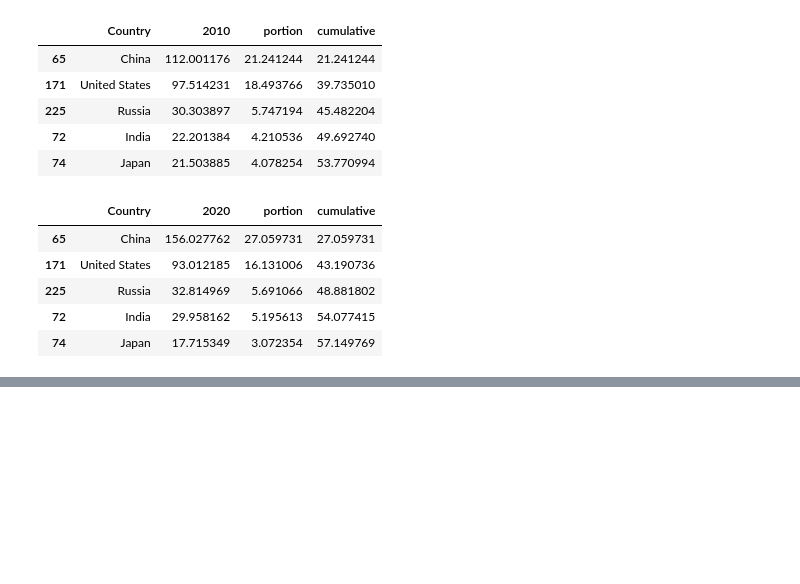
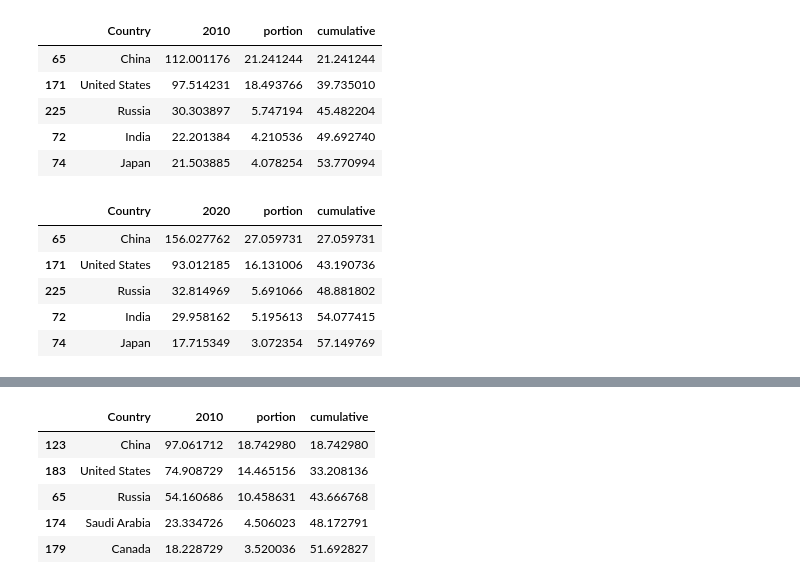
Before and after one commit to lurza/World-Energy-Analysis-main, a Jupyter notebook: Energy_Con_Prod.ipynb, the cells around one changed output, grey strips where cells are left out. Cells and saved outputs as stored; diff of their text form; code cells hidden in the pictures; blank space fills up the shorter version.

```diff
--- a/Energy_Con_Prod.ipynb
+++ b/Energy_Con_Prod.ipynb
@@ -5373,0 +5456,14 @@ top_total_all_con_2020.head()
+# %%
+top_total_all_prod_2010 = total_all_prod[['Country', '2010']]
+top_total_all_prod_2010['2010'] = pd.to_numeric(top_total_all_prod_2010['2010'],errors='coerce')
+top_total_all_prod_2010 = top_total_all_prod_2010.reset_index(drop=True).sort_values(by=['2010'], ascending=False,na_position='last')
+top_total_all_prod_2010['portion'] = top_total_all_prod_2010['2010']/total_all_prod_sum.loc['2010'][0]*100
+top_total_all_prod_2010['cumulative'] = top_total_all_prod_2010['portion'].cumsum()
+top_total_all_prod_2010.head()
+# %% [output]
+|  | Country | 2010 | portion | cumulative |
+| 123 | China | 97.061712 | 18.742980 | 18.742980 |
+| 183 | United States | 74.908729 | 14.465156 | 33.208136 |
+| 65 | Russia | 54.160686 | 10.458631 | 43.666768 |
+| 174 | Saudi Arabia | 23.334726 | 4.506023 | 48.172791 |
+| 179 | Canada | 18.228729 | 3.520036 | 51.692827 |
```
Also changed, not shown: parts of 22 cells of this notebook.
